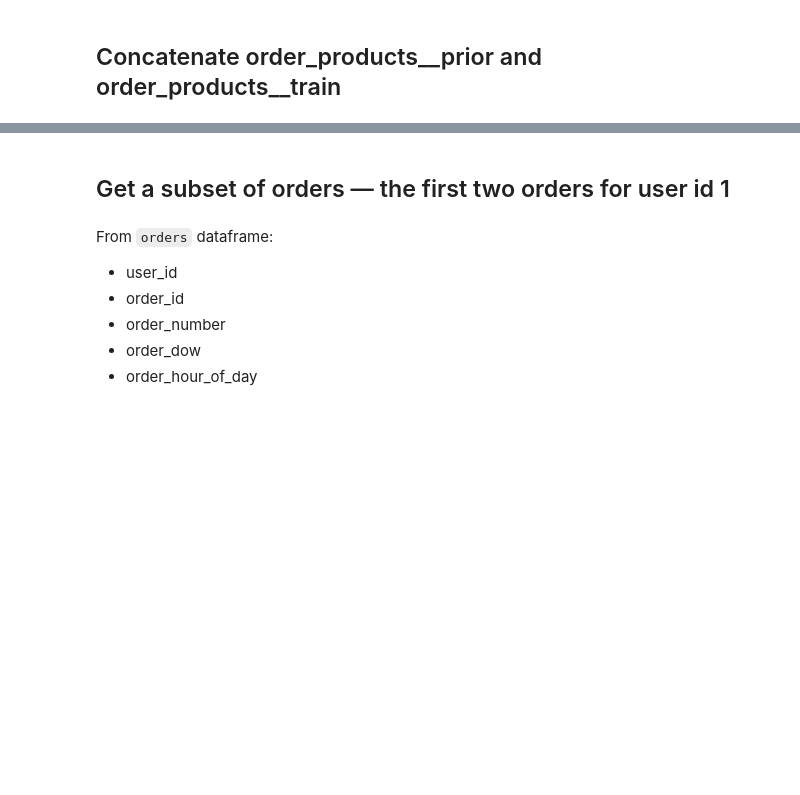
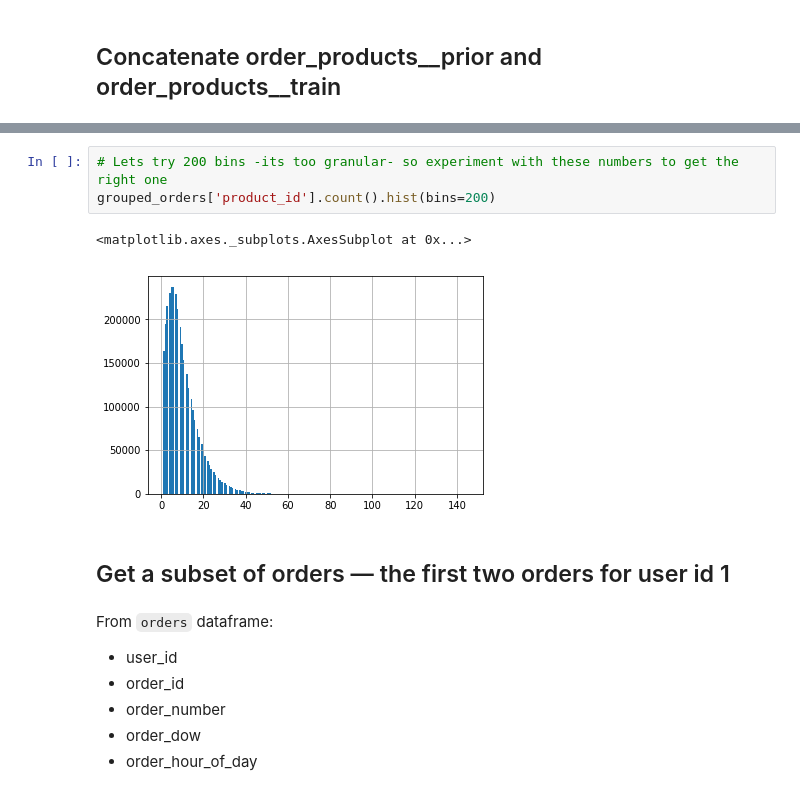
Before and after one commit to bloominstituteoftechnology/DS-Unit-1-Sprint-2-Data-Wrangling-and-Storytelling, a Jupyter notebook: module1-join-and-reshape-data/LS_DS_121_Join_and_Reshape_Data.ipynb, the cells around one changed output, grey strips where cells are left out. Cells and saved outputs as stored; diff of their text form; blank space fills up the shorter version.

```diff
--- a/module1-join-and-reshape-data/LS_DS_121_Join_and_Reshape_Data.ipynb
+++ b/module1-join-and-reshape-data/LS_DS_121_Join_and_Reshape_Data.ipynb
@@ -124,3 +399,9 @@ For each CSV
+# %%
+# Lets try 200 bins -its too granular- so experiment with these numbers to get the right one
+grouped_orders['product_id'].count().hist(bins=200)
+# %% [output]
+<matplotlib.axes._subplots.AxesSubplot at 0x...>
+[figure, added]
 # %% [markdown]
 ## Get a subset of orders — the first two orders for user id 1
 # %% [markdown]
```
Also changed, not shown: parts of 96 cells of this notebook.
